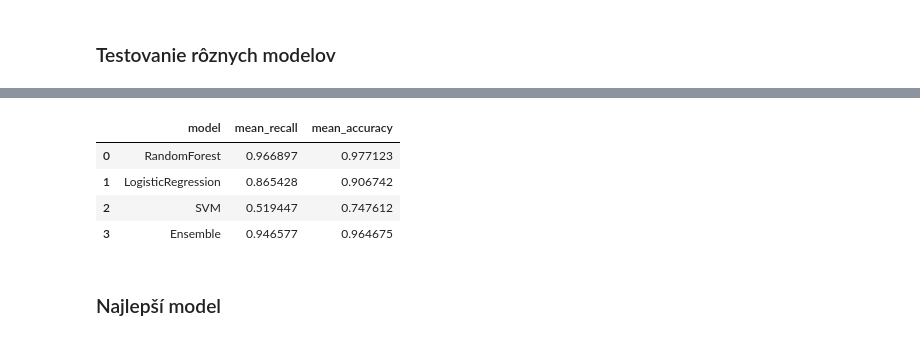
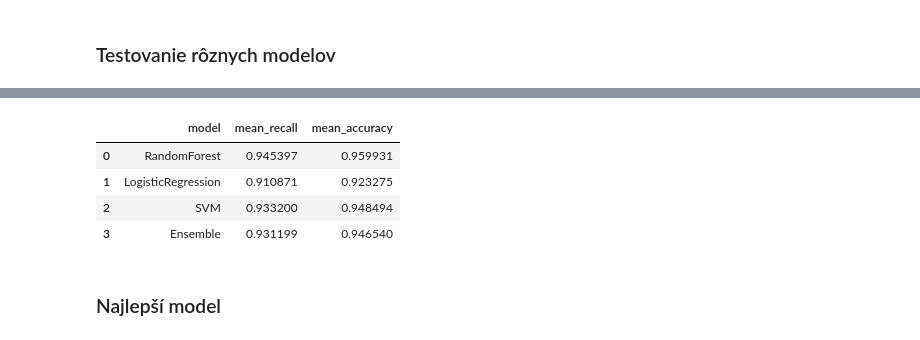
Before and after one commit to TomasBrcek/PhishingChecker, a Jupyter notebook: model/phishing_detection.ipynb, the cells around one changed output, grey strips where cells are left out. Saved outputs shown, nothing was run; the diff lists cells and outputs as text; code cells hidden in the pictures.

```diff
--- a/model/phishing_detection.ipynb
+++ b/model/phishing_detection.ipynb
@@ -32,7 +33,7 @@ from utils.utils import add_missing_flags
 # %% [markdown]
 ## Load datasets
 # %%
-df_legitimate = pd.read_csv("../dataset/df_benign.csv")
+df_legitimate = pd.read_csv("../dataset/df_legitimate.csv")
 print("Legitimate URLs:", df_legitimate.shape)
 df_legitimate.head()
 # %% [output]
@@ -73,6 +74,8 @@ All URLs: (20000, 25)
 # %%
 df_all = df_all.sample(frac=1, random_state=42).reset_index(drop=True)
 df_all.replace(-1, pd.NA, inplace=True)
+df_all["suffix"].fillna("unknown", inplace=True)
+df_all["domain"].fillna("unknown", inplace=True)
 
 df_all["domain_age"] = pd.to_numeric(df_all["domain_age"], errors='coerce').astype("Int64")
 df_all["days_to_expire"] = pd.to_numeric(df_all["days_to_expire"], errors='coerce').astype("Int64")
@@ -503,3 +588,32 @@ preprocessor = ColumnTransformer(
     ],
     remainder="drop"
 )
+# %%
+num_cols_selected = [c for c in imp_columns if c in numeric_cols or c in whois_cols]
+bin_cols_selected = [c for c in imp_columns if c in flag_cols]
+
+num_cols_selected.remove("suffix")
+
+X_train = X_train_backup.copy()
+y_train = y_train_backup.copy()
+
+preprocessor_selected = ColumnTransformer(
+    transformers=[
+        ("suffix", suffix_encoder, ["suffix"]),
+        ("num", num_transformer, num_cols_selected),
+        ("bin", "passthrough", bin_cols_selected),
+    ],
+    remainder="drop"
+)
+
+pipeline = Pipeline(steps=[
+    ("missing_flags", missing_flagger),
+    ("select_columns", ColumnSelector(imp_columns)),
+    ("preprocess", preprocessor_selected),
+])
+
+X_train_transform = pipeline.fit_transform(X_train, y_train)
+
+out_cols = ['suffix'] + num_cols_selected + bin_cols_selected
+X_train = pd.DataFrame(X_train_transform, index=X_train.index, columns=out_cols)
+X_train.head()
@@ -516,6 +639,7 @@ rf = RandomForestClassifier(
     min_samples_split=10,
     min_samples_leaf=5,
     max_features="sqrt",
+    class_weight="balanced",
     random_state=42
 )
 
@@ -548,33 +696,35 @@ Name: count, dtype: int64
 # %%
 from sklearn.model_selection import cross_validate
 from sklearn.metrics import accuracy_score, recall_score, f1_score
 
 results = []
 
-X_train = train_balanced.drop(columns=["url", "phishing"])
-y_train = train_balanced["phishing"]
+X_train = X_train_backup.copy()
+y_train = y_train_backup.copy()
 
 for name, model in classifiers.items():
     clf = Pipeline(steps=[
         ("missing_flags", missing_flagger),
-        ("preprocessor", preprocessor),
+        ("select_columns", ColumnSelector(imp_columns)),
+        # use the preprocessor configured for the selected important columns
+        ("preprocessor", preprocessor_selected),
         ("classifier", model)
     ])
 
     cv_results = cross_validate(clf, X_train, y_train, cv=5, scoring=["accuracy", "recall"])
     results.append({
         "model": name,
         "mean_recall": cv_results["test_recall"].mean(),
         "mean_accuracy": cv_results["test_accuracy"].mean(),
     })
 
 results_df = pd.DataFrame(results)
 results_df
 # %% [output]
 |  | model | mean_recall | mean_accuracy |
-| 0 | RandomForest | 0.966897 | 0.977123 |
-| 1 | LogisticRegression | 0.865428 | 0.906742 |
-| 2 | SVM | 0.519447 | 0.747612 |
-| 3 | Ensemble | 0.946577 | 0.964675 |
+| 0 | RandomForest | 0.945397 | 0.959931 |
+| 1 | LogisticRegression | 0.910871 | 0.923275 |
+| 2 | SVM | 0.933200 | 0.948494 |
+| 3 | Ensemble | 0.931199 | 0.946540 |
 # %% [markdown]
 ### Najlepší model
```
Also changed, not shown: parts of 37 cells of this notebook, 14 other files.
